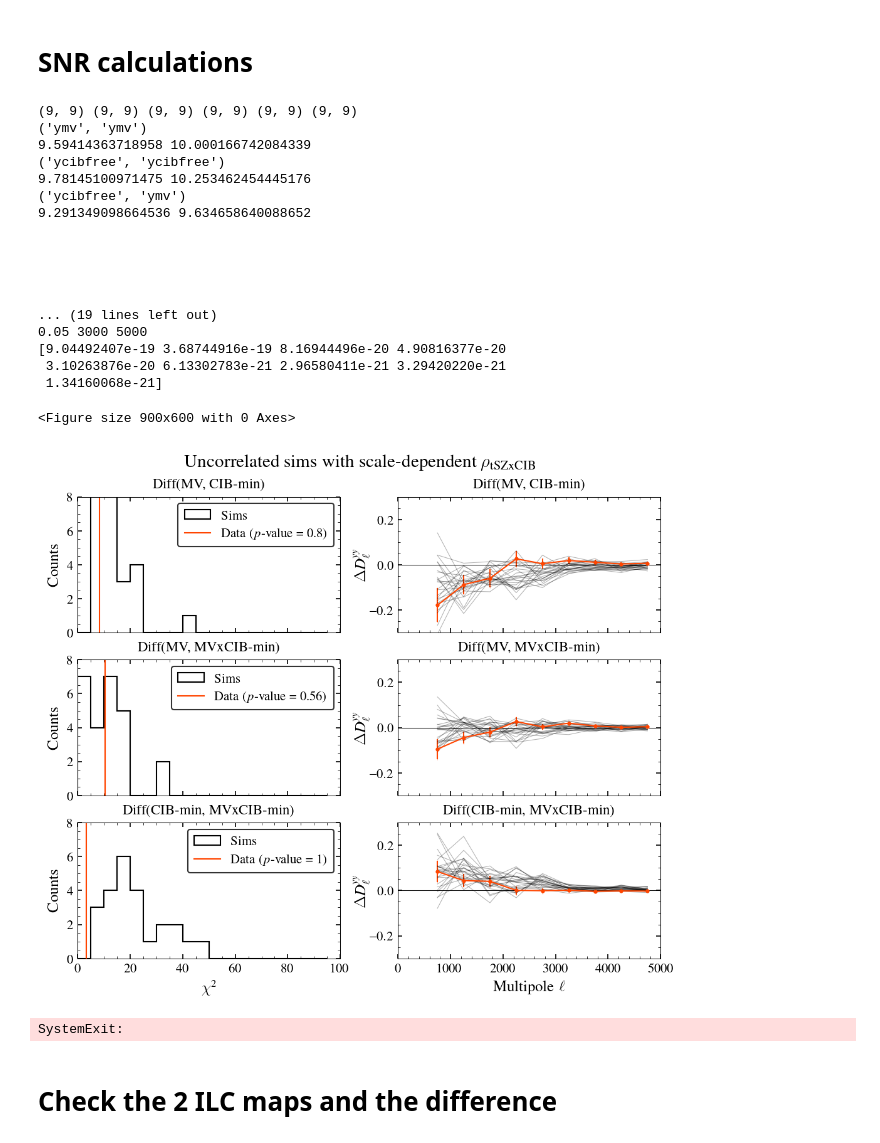
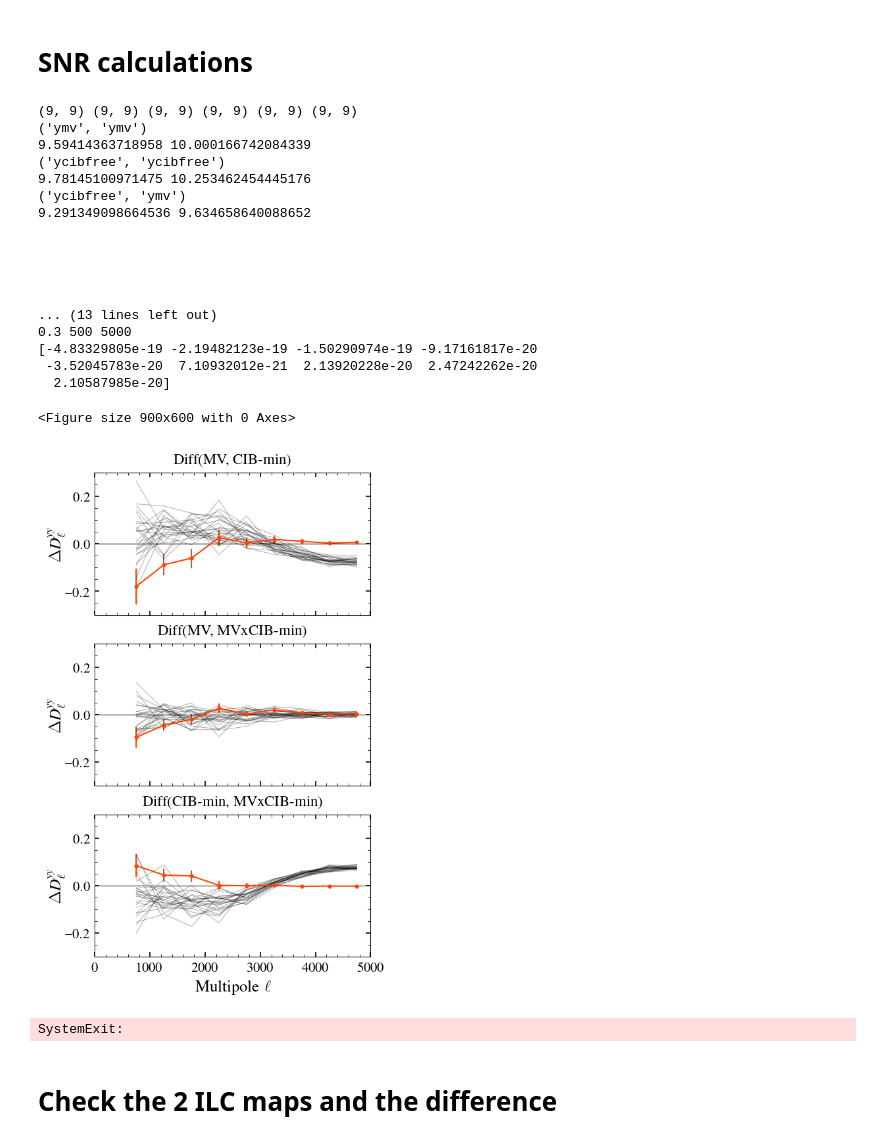
Before and after one commit to sriniraghunathan/tSZ_2pt_SPT_SPIRE, a Jupyter notebook: fit_for_tsz_cib.ipynb, the cells around one changed output. Saved outputs shown, nothing was run; the diff lists cells and outputs as text; code cells hidden in the pictures.

Commit message:
option to expliclity null tszxcib in CIB-free estimates

```diff
--- a/fit_for_tsz_cib.ipynb
+++ b/fit_for_tsz_cib.ipynb
@@ -737,14 +733,23 @@ for tmpiter in range(3):
                             (3000, 5000): 0.05,
                            }
         """
-        """
+
         reqd_tsz_cib_dic = {(500, 5000): 0.3,
                            }
+
         """
-
+        reqd_tsz_cib_dic = {(500, 1000): 0.17,
+                            (1000, 1500): 0.102,
+                            (1500, 2000): 0.08,
+                            (2000, 2500): 0.011,
+                            (2500, 3000): -0.021,
+                            (3000, 5000): 0.014,
+                           }
+        """
         tmp_color_arr = ['navy', 'darkgreen', 'goldenrod', 'orangered', 'darkred']
         cib_scatter_sigma = None #0.2
         include_beam_chromaticity = 0
+        explicitly_null_tsz_cib_in_cibfree = 1 #0 ##1 ##0
         if (0):
             #perform fitting
             fit_rho_tsz_cib_arr = np.arange(-1, 1.025, 0.025) #0.025)
@@ -821,6 +826,7 @@ for tmpiter in range(3):
                                                                reqd_linds = curr_rho_tsz_cib_linds,
                                                                cib_scatter_sigma = cib_scatter_sigma,
                                                                include_beam_chromaticity = include_beam_chromaticity,
+                                                               explicitly_null_tsz_cib_in_cibfree = explicitly_null_tsz_cib_in_cibfree,
                                                               )
 
     #sim chisq
@@ -852,6 +858,7 @@ for tmpiter in range(3):
     pvalue_sim_based = float( len(np.where( sim_chi_sq_arr> chi_sq_val )[0]) / total_sims )
 
     if (1):
+        """
         ax = subplot(tr, tc, sbpl)
         binbin = np.arange(0, 100, 5)
         hist(sim_chi_sq_arr, bins = binbin, color = 'black', histtype = 'step', label = r'Sims');
@@ -866,6 +873,7 @@ for tmpiter in range(3):
         if sbpl in [1, 3, 5]:
             ylabel(r'Counts', fontsize = 12)
         title(title_val, fontsize =11)
+        """
         sbpl += 1
 
         ax = subplot(tr, tc, sbpl)
@@ -880,40 +888,40 @@ for tmpiter in range(3):
         for simcntr, cl_ in enumerate( curr_diff_vector_sim_arr ):
             plot( tmpels, curr_dl_fac * cl_, color = color_arr[simcntr], lw = 0.5, alpha = 0.3)
         xlim(0., 5000.); ylim(-0.3, 0.3)
         if sbpl >= 5:
             xlabel(r'Multipole $\ell$', fontsize = 12)
         else:
             setp(ax.get_xticklabels(), visible=False)
         if sbpl in [2, 4, 6]:
             ylabel(r'$\Delta D_{\ell}^{yy}$', fontsize = 12, labelpad = 0.)
         axhline(0., lw = 0.5); ##show(); #sys.exit()
         title(title_val, fontsize =11)
         sbpl += 1
 
     #print(tmpiter, chi_sq_val, pvalue, pvalue_sim_based); ##sys.exit()
-suptitle(tit_str, fontsize = 14, y = 0.95)
+#suptitle(tit_str, fontsize = 14, y = 0.95)
 show()
 sys.exit()
 # %% [output]
 (9, 9) (9, 9) (9, 9) (9, 9) (9, 9) (9, 9)
 ('ymv', 'ymv')
 9.59414363718958 10.000166742084339
 ('ycibfree', 'ycibfree')
 9.78145100971475 10.253462454445176
 ('ycibfree', 'ymv')
 9.291349098664536 9.634658640088652
 
 
 
 
 
-... (19 lines left out)
-0.05 3000 5000
-[9.04492407e-19 3.68744916e-19 8.16944496e-20 4.90816377e-20
- 3.10263876e-20 6.13302783e-21 2.96580411e-21 3.29420220e-21
- 1.34160068e-21]
+... (13 lines left out)
+0.3 500 5000
+[-4.83329805e-19 -2.19482123e-19 -1.50290974e-19 -9.17161817e-20
+ -3.52045783e-20  7.10932012e-21  2.13920228e-20  2.47242262e-20
+  2.10587985e-20]
 <Figure size 900x600 with 0 Axes>
-[figure, old version]
+[figure, new version]
 SystemExit:
 # %% [markdown]
 # Check the 2 ILC maps and the difference
```
Also changed, not shown: parts of 7 cells of this notebook.
